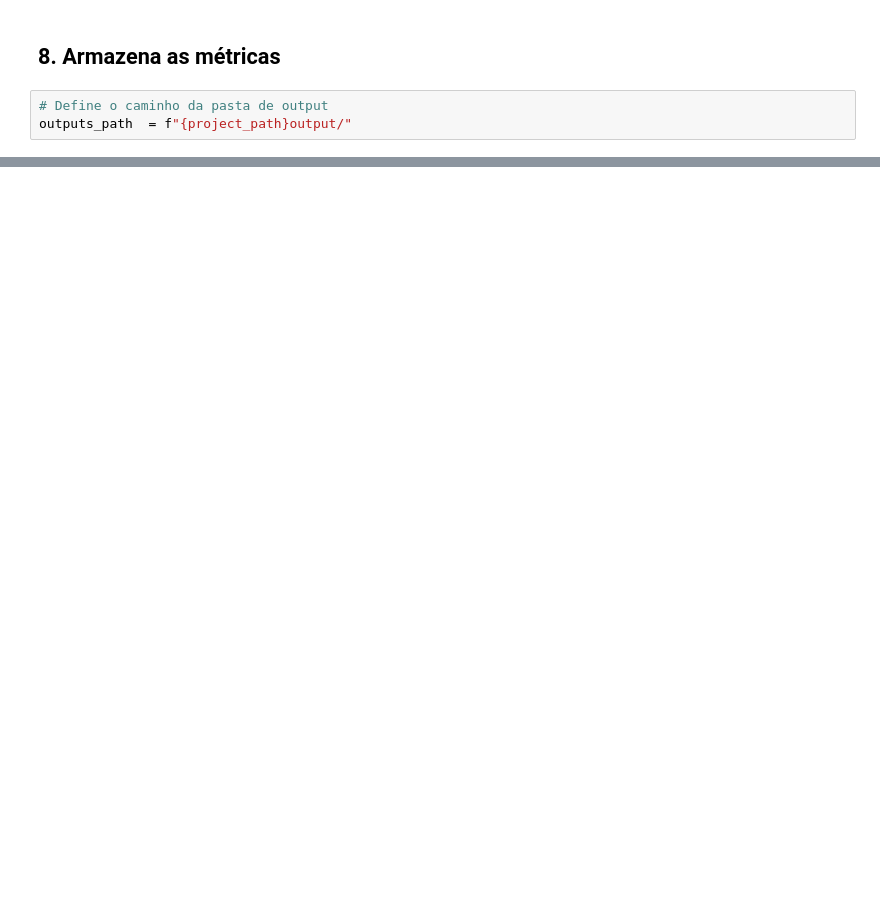
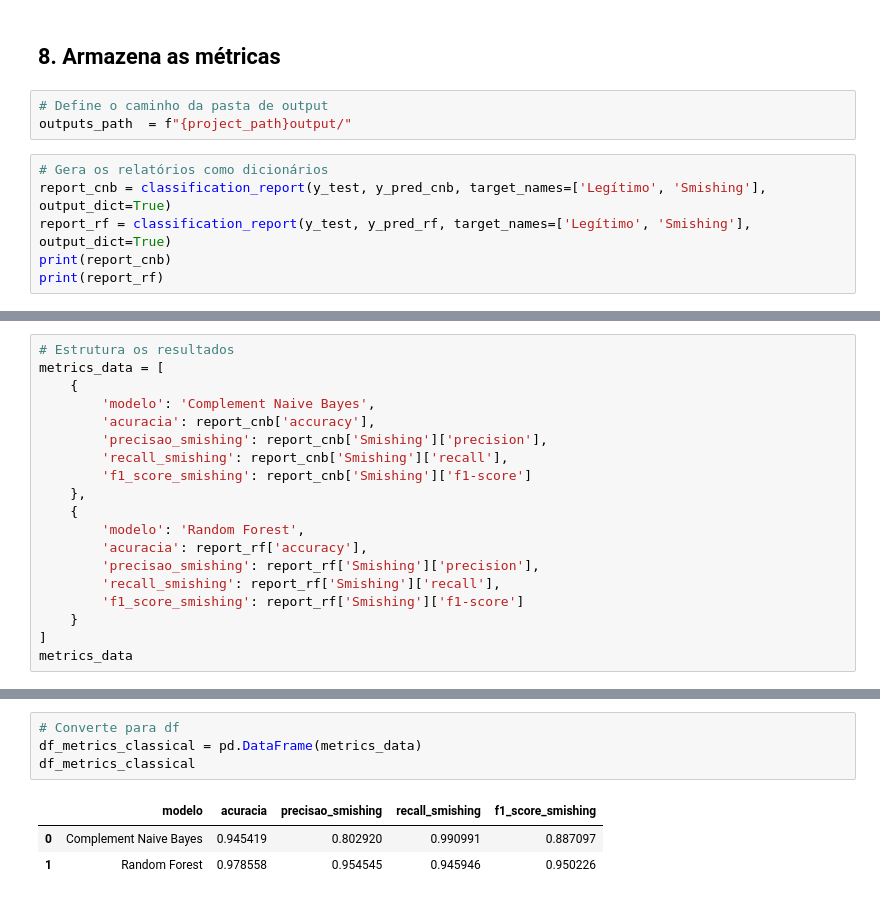
Before and after one commit to smishingdetectionproject/tcc-smishing, a Jupyter notebook: train_ml__smishing.ipynb, the cells around one changed output, grey strips where cells are left out. Saved outputs shown, nothing was run; the diff lists cells and outputs as text; blank space fills up the shorter version.

Commit message:
Update with model and metrics saving

```diff
--- a/train_ml__smishing.ipynb
+++ b/train_ml__smishing.ipynb
@@ -137,3 +137,9 @@ Objeto TfidfVectorizer salvo com sucesso na pasta: /content/drive/MyDrive/tcc/mo
 # %%
 # Define o caminho da pasta de output
 outputs_path  = f"{project_path}output/"
+# %%
+# Gera os relatórios como dicionários
+report_cnb = classification_report(y_test, y_pred_cnb, target_names=['Legítimo', 'Smishing'], output_dict=True)
+report_rf = classification_report(y_test, y_pred_rf, target_names=['Legítimo', 'Smishing'], output_dict=True)
+print(report_cnb)
+print(report_rf)
@@ -139,0 +149,19 @@ outputs_path  = f"{project_path}output/"
+# %%
+# Estrutura os resultados
+metrics_data = [
+    {
+        'modelo': 'Complement Naive Bayes',
+        'acuracia': report_cnb['accuracy'],
+        'precisao_smishing': report_cnb['Smishing']['precision'],
+        'recall_smishing': report_cnb['Smishing']['recall'],
+        'f1_score_smishing': report_cnb['Smishing']['f1-score']
+    },
+    {
+        'modelo': 'Random Forest',
+        'acuracia': report_rf['accuracy'],
+        'precisao_smishing': report_rf['Smishing']['precision'],
+        'recall_smishing': report_rf['Smishing']['recall'],
+        'f1_score_smishing': report_rf['Smishing']['f1-score']
+    }
+]
+metrics_data
@@ -139,0 +179,8 @@ outputs_path  = f"{project_path}output/"
+# %%
+# Converte para df
+df_metrics_classical = pd.DataFrame(metrics_data)
+df_metrics_classical
+# %% [output]
+|  | modelo | acuracia | precisao_smishing | recall_smishing | f1_score_smishing |
+| 0 | Complement Naive Bayes | 0.945419 | 0.802920 | 0.990991 | 0.887097 |
+| 1 | Random Forest | 0.978558 | 0.954545 | 0.945946 | 0.950226 |
```
Also changed, not shown: parts of 6 cells of this notebook.
